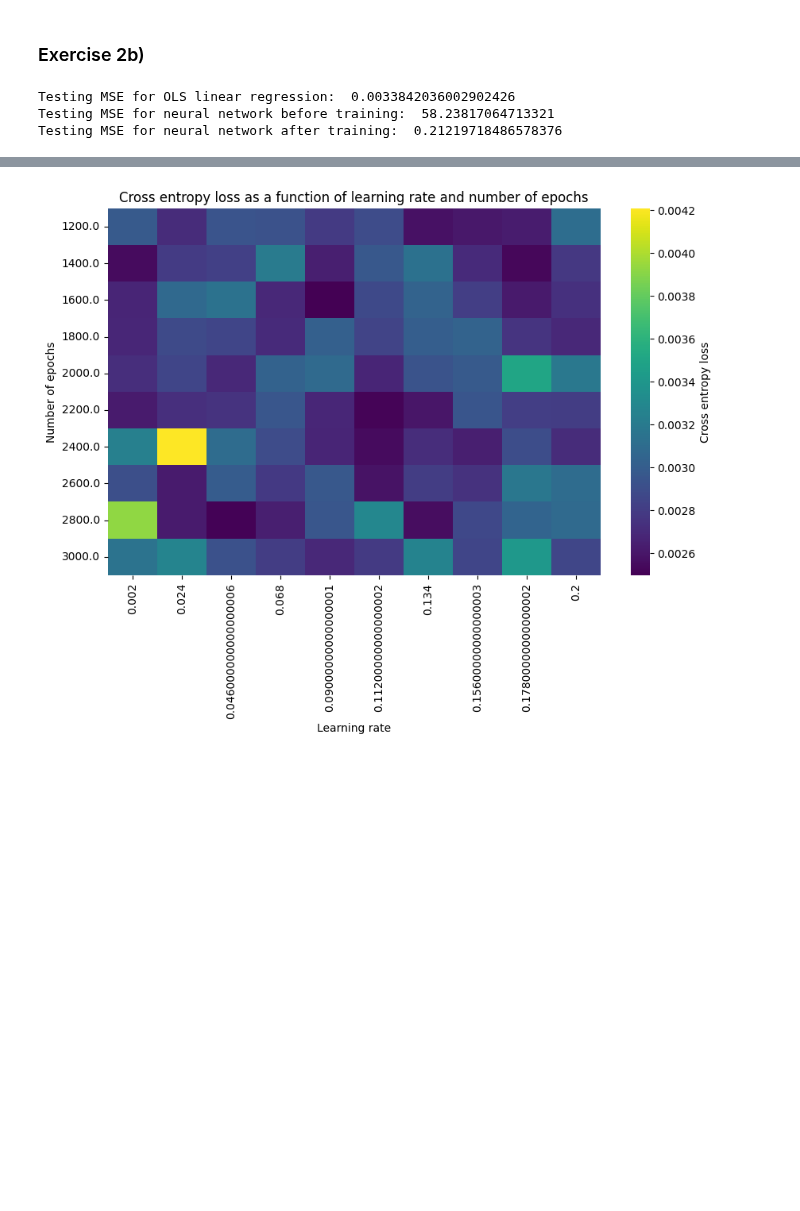
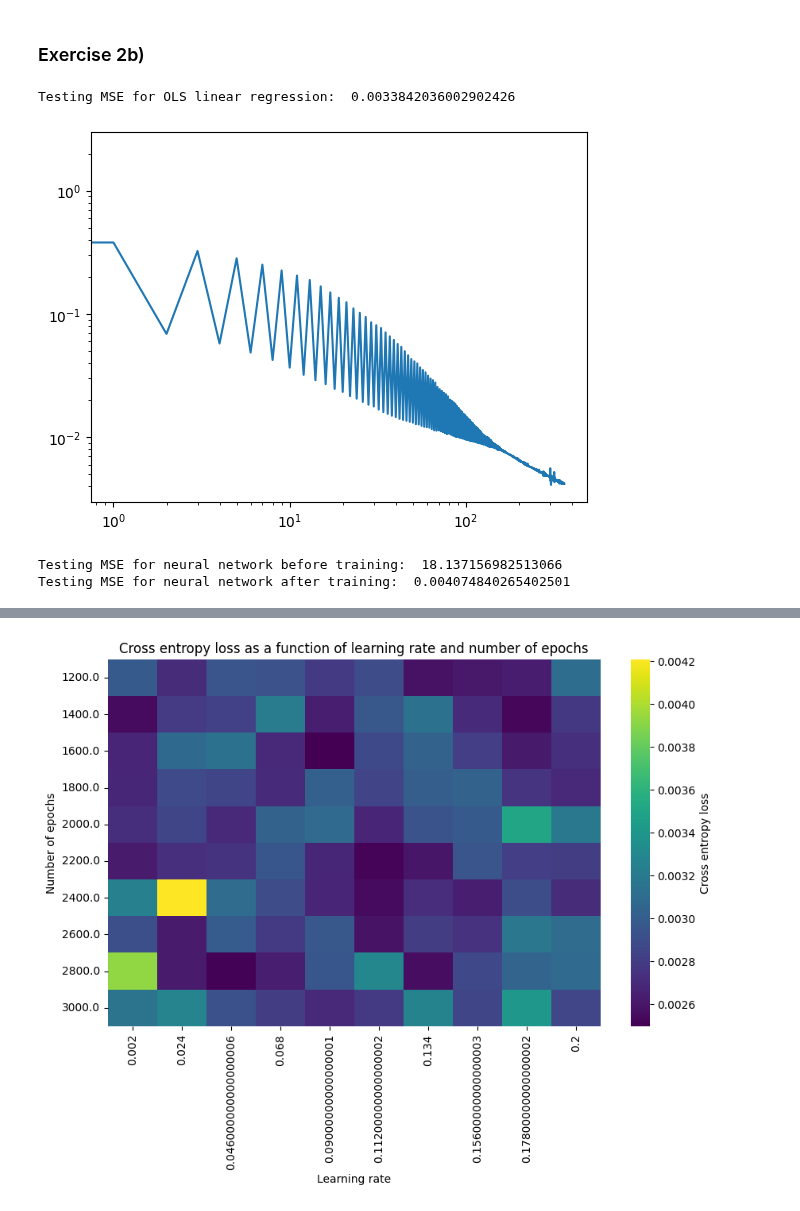
Before and after one commit to HeineEH/FYS-STK3155_Project2, a Jupyter notebook: code/exercise_2b.ipynb, the cells around one changed output, grey strips where cells are left out. Saved outputs shown, nothing was run; the diff lists cells and outputs as text; code cells hidden in the pictures; blank space fills up the shorter version.

Commit message:
Plotting MSE as a function of learning rate, exercise 2b

```diff
--- a/code/exercise_2b.ipynb
+++ b/code/exercise_2b.ipynb
@@ -44,35 +44,38 @@ network_input_size = 1
 network_output_size = 1
 
 layer_output_sizes = [50, 50, network_output_size]
 activation_funcs = [Sigmoid(), Sigmoid(), Identity()]
 
 no_train_mse = np.zeros(n_folds)
 train_mse = np.zeros(n_folds)
 
 for fold_idx,(train_idx, test_idx) in enumerate(kfold.split(x)):
     net = NeuralNetwork(network_input_size,
         layer_output_sizes,
         activation_funcs,
         MSE(),
     )
     x_train = x[train_idx]
     x_test = x[test_idx]
     y_train = y[train_idx]
     y_test = y[test_idx]
     scaler = StandardScaler()
     x_train = scaler.fit_transform(x_train)
     x_test = scaler.transform(x_test)
     no_train_mse[fold_idx] = net.cost_batch(x_test,y_test)
     net.train(StochasticGradientDescent(step_method=RMSpropStep(learning_rate=0.01, decay_rate=0.9),inputs = x_train, targets = y_train))
     train_mse[fold_idx] = net.cost_batch(x_test,y_test)
 
+net.plot_loss()
+
 print("Testing MSE for neural network before training: ",np.mean(no_train_mse))
 
 print("Testing MSE for neural network after training: ",np.mean(train_mse))
 # %% [output]
 Testing MSE for OLS linear regression:  0.0033842036002902426
-Testing MSE for neural network before training:  58.23817064713321
-Testing MSE for neural network after training:  0.21219718486578376
+[figure, added]
+Testing MSE for neural network before training:  18.137156982513066
+Testing MSE for neural network after training:  0.004074840265402501
 # %%
 x_test = np.linspace(-1,1, 100)
 y_pred = net.predict(x_test.reshape(-1, 1))
```
Also changed, not shown: parts of 6 cells of this notebook, 2 other files.
